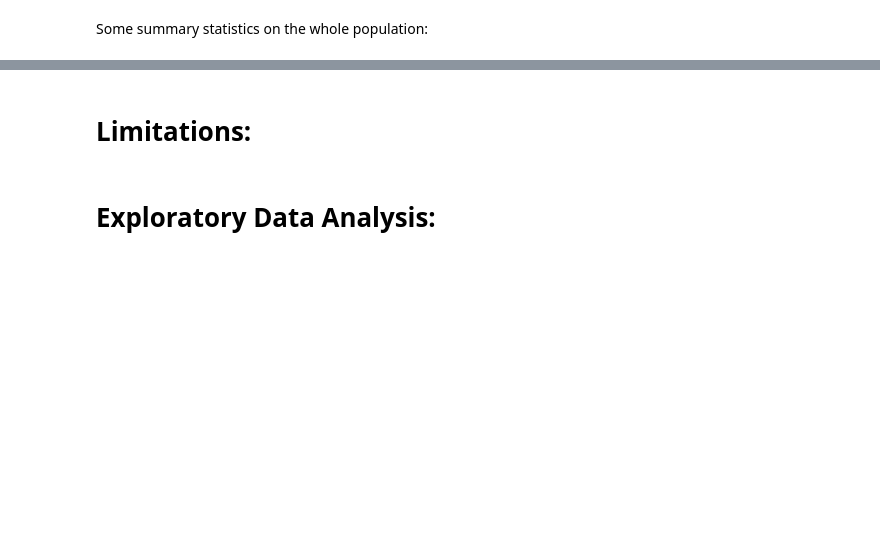
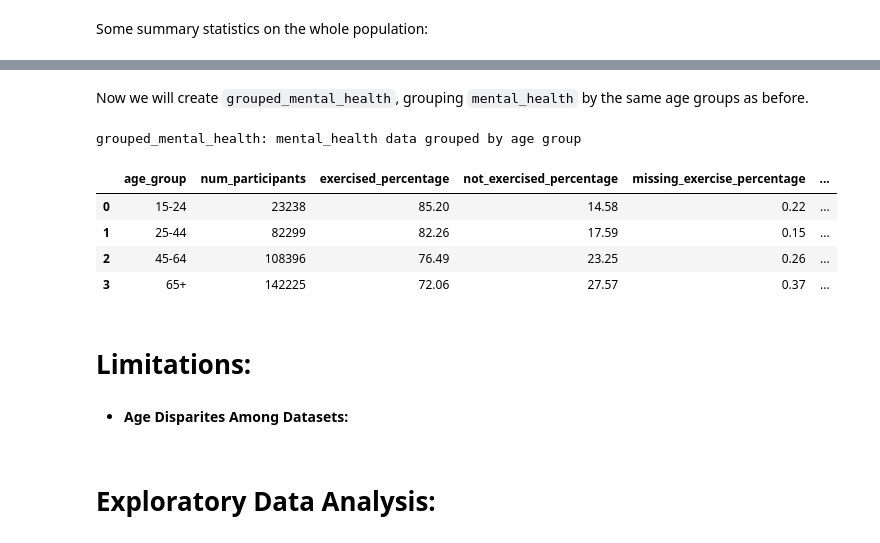
Before and after one commit to rem388/DataScienceProject, a Jupyter notebook: Phase2.ipynb, the cells around one changed output, grey strips where cells are left out. Drawn from its saved outputs; the diff is of its cells as text; code cells hidden in the pictures; blank space fills up the shorter version.

```diff
--- a/Phase2.ipynb
+++ b/Phase2.ipynb
@@ -426,5 +416,45 @@ Maximum Sleep Hours: 99.0
+# %% [markdown]
+Now we will create `grouped_mental_health`, grouping `mental_health` by the same age groups as before.
+# %%
+grouped_mental_health = duckdb.sql(""" SELECT age_group,
+                                              COUNT(*) AS num_participants,
+                                              ROUND(100.0 * COUNT(CASE WHEN exercise = '1' THEN 1 END) / COUNT(*), 2) AS exercised_percentage,
+                                              ROUND(100.0 * COUNT(CASE WHEN exercise = '2' THEN 1 END) / COUNT(*), 2) AS not_exercised_percentage,
+                                              ROUND(100.0 * COUNT(CASE WHEN exercise = '9' THEN 1 END) / COUNT(*), 2) AS missing_exercise_percentage,
+
+                                              ROUND(100.0 * COUNT(CASE WHEN bad_mental_health_days = '1' THEN 1 END) / COUNT(*), 2) AS no_bad_mental_health_days_percentage,
+                                              ROUND(100.0 * COUNT(CASE WHEN bad_mental_health_days = '2' THEN 1 END) / COUNT(*), 2) AS half_bad_mental_health_days_percentage,
+                                              ROUND(100.0 * COUNT(CASE WHEN bad_mental_health_days = '3' THEN 1 END) / COUNT(*), 2) AS most_bad_menal_health_days_percentage,
+                                              ROUND(100.0 * COUNT(CASE WHEN bad_mental_health_days = '9' THEN 1 END) / COUNT(*), 2) AS missing_bad_mental_health_days_percentage,
+                                    FROM (
+                                        SELECT
+                                            CASE
+                                                WHEN age BETWEEN 15 AND 24 THEN '15-24'
+                                                WHEN age BETWEEN 25 AND 44 THEN '25-44'
+                                                WHEN age BETWEEN 45 AND 64 THEN '45-64'
+                                                ELSE '65+'
+                                            END AS age_group,
+                                            exercise,
+                                            bad_mental_health_days,
+                                        FROM mental_health
+                                    )
+                                    GROUP BY age_group
+                                    ORDER BY age_group """).df()
+
+print("grouped_mental_health: mental_health data grouped by age group")
+grouped_mental_health.head()
+# %% [output]
+grouped_mental_health: mental_health data grouped by age group
+|  | age_group | num_participants | exercised_percentage | not_exercised_percentage | missing_exercise_percentage | ... |
+| 0 | 15-24 | 23238 | 85.20 | 14.58 | 0.22 | ... |
+| 1 | 25-44 | 82299 | 82.26 | 17.59 | 0.15 | ... |
+| 2 | 45-64 | 108396 | 76.49 | 23.25 | 0.26 | ... |
+| 3 | 65+ | 142225 | 72.06 | 27.57 | 0.37 | ... |
 # %% [markdown]
 # **Limitations:**
+# %% [markdown]
+- **Age Disparites Among Datasets:**
+    >
 # %% [markdown]
 # **Exploratory Data Analysis:**
 # %% [markdown]
```
Also changed, not shown: parts of 4 cells of this notebook, 1 other file.
